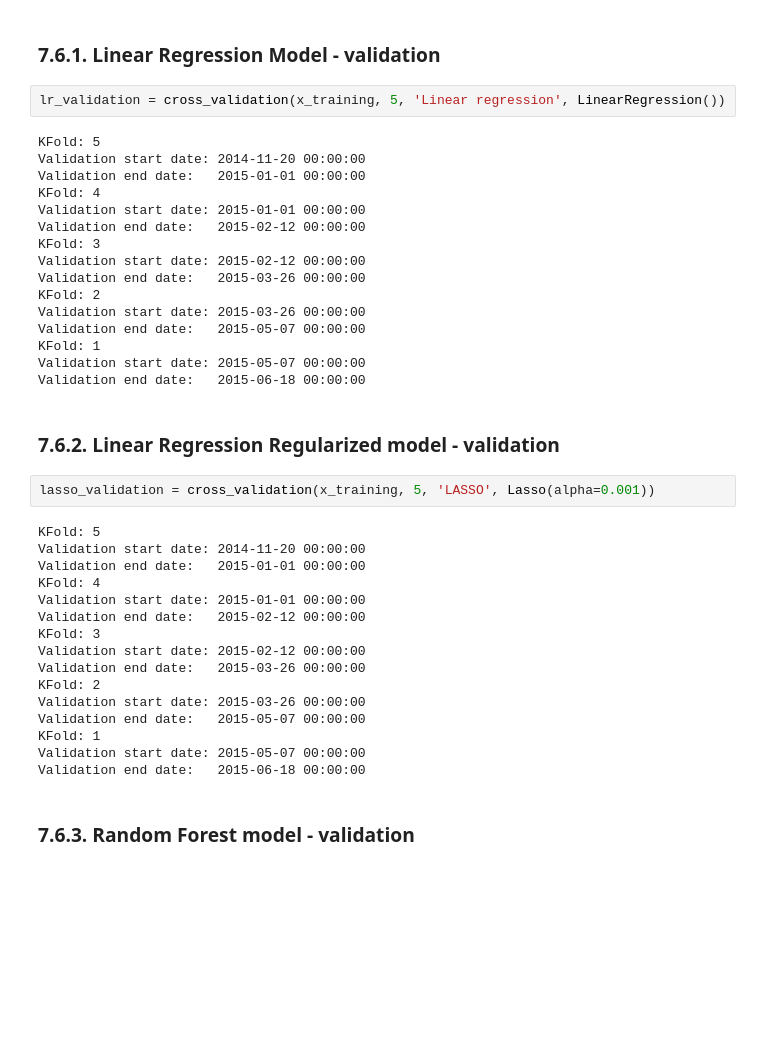
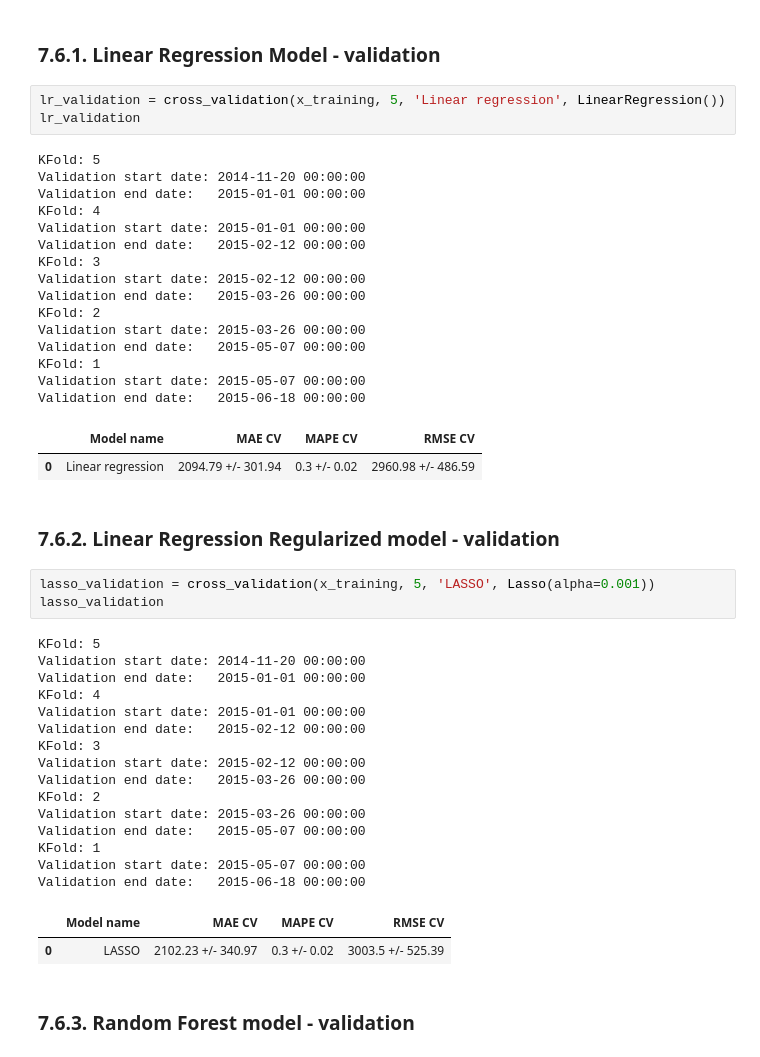
Before and after one commit to pedropscf/1-Rossman-Sales-Prediction, a Jupyter notebook: m05_vid01_store_sales_prediction.ipynb, the cells around one changed output. Cells and saved outputs as stored; diff of their text form; blank space fills up the shorter version.

```diff
--- a/m05_vid01_store_sales_prediction.ipynb
+++ b/m05_vid01_store_sales_prediction.ipynb
@@ -1101,26 +1095,30 @@ def cross_validation(x_training, kfold, model_name, model):
 ### 7.6.1. Linear Regression Model - validation
 # %%
 lr_validation = cross_validation(x_training, 5, 'Linear regression', LinearRegression())
+lr_validation
 # %% [output]
 KFold: 5
 Validation start date: 2014-11-20 00:00:00
 Validation end date:   2015-01-01 00:00:00
 KFold: 4
 Validation start date: 2015-01-01 00:00:00
 Validation end date:   2015-02-12 00:00:00
 KFold: 3
 Validation start date: 2015-02-12 00:00:00
 Validation end date:   2015-03-26 00:00:00
 KFold: 2
 Validation start date: 2015-03-26 00:00:00
 Validation end date:   2015-05-07 00:00:00
 KFold: 1
 Validation start date: 2015-05-07 00:00:00
 Validation end date:   2015-06-18 00:00:00
+|  | Model name | MAE CV | MAPE CV | RMSE CV |
+| 0 | Linear regression | 2094.79 +/- 301.94 | 0.3 +/- 0.02 | 2960.98 +/- 486.59 |
 # %% [markdown]
 ### 7.6.2. Linear Regression Regularized model - validation
 # %%
 lasso_validation = cross_validation(x_training, 5, 'LASSO', Lasso(alpha=0.001))
+lasso_validation
 # %% [output]
 KFold: 5
 Validation start date: 2014-11-20 00:00:00
@@ -1137,6 +1135,8 @@ Validation end date:   2015-05-07 00:00:00
 KFold: 1
 Validation start date: 2015-05-07 00:00:00
 Validation end date:   2015-06-18 00:00:00
+|  | Model name | MAE CV | MAPE CV | RMSE CV |
+| 0 | LASSO | 2102.23 +/- 340.97 | 0.3 +/- 0.02 | 3003.5 +/- 525.39 |
 # %% [markdown]
 ### 7.6.3. Random Forest model - validation
 # %%
```
Also changed, not shown: parts of 11 cells of this notebook.
